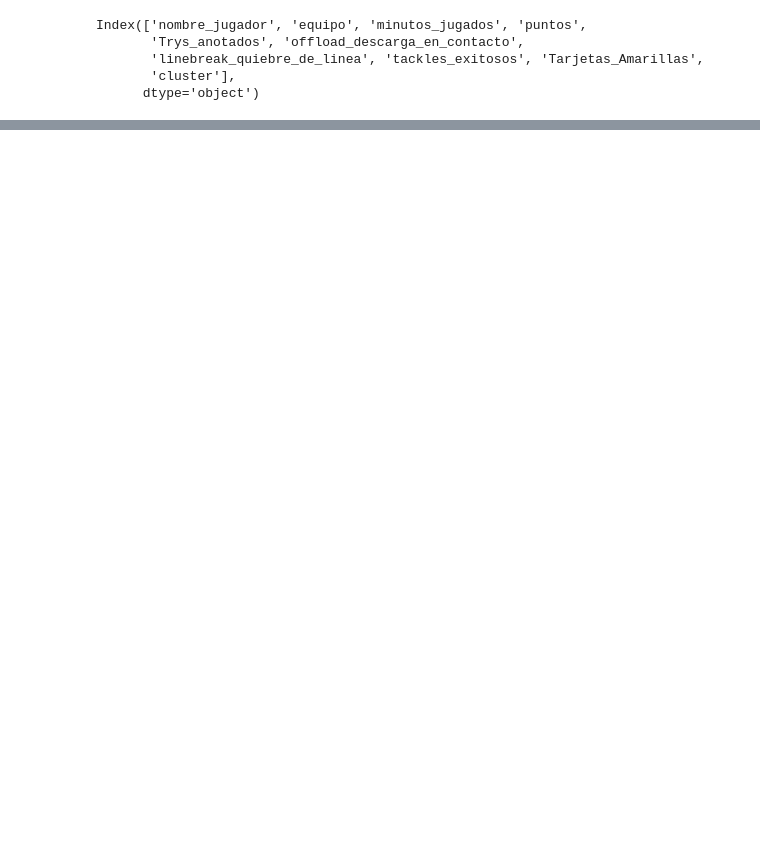
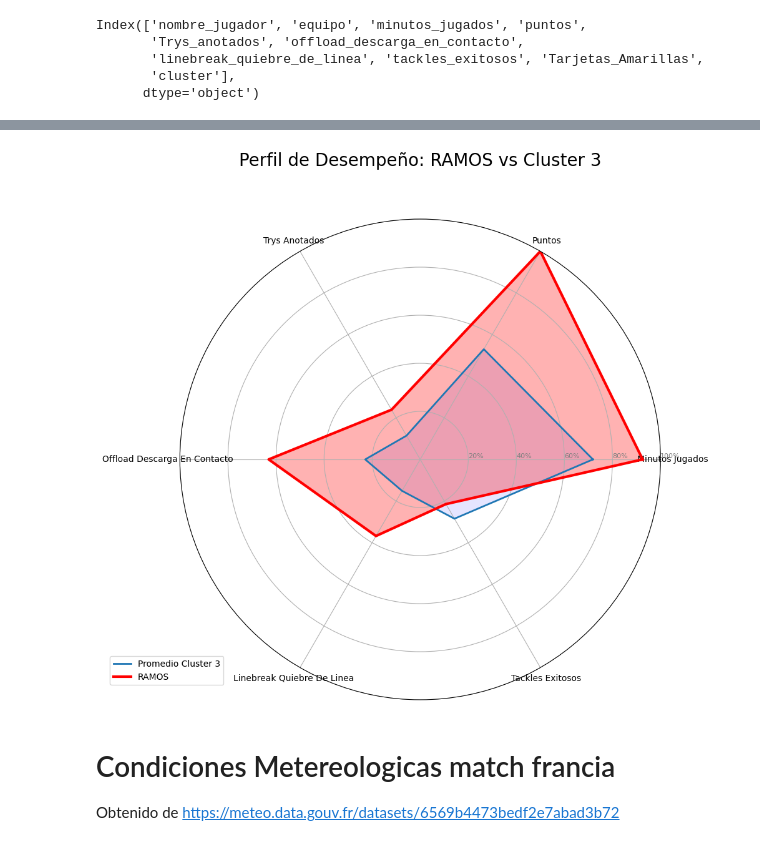
Before and after one commit to hubcborja/Proyecto_DataMining_NN, a Jupyter notebook: Proyecto_Mineria_Redes_Neuronales_HuberBorja.ipynb, the cells around one changed output, grey strips where cells are left out. Cells and saved outputs as stored; diff of their text form; code cells hidden in the pictures; blank space fills up the shorter version.

```diff
--- a/Proyecto_Mineria_Redes_Neuronales_HuberBorja.ipynb
+++ b/Proyecto_Mineria_Redes_Neuronales_HuberBorja.ipynb
@@ -744,0 +807,61 @@ top14_perfiles_jugadores[top14_perfiles_jugadores['nombre_jugador']=="Antoine DU
+# %%
+# Corregido con asistente Gemini
+
+def grafico_radar_jugador(nombre_jugador, df_perfiles):
+    # 1. Variables a comparar
+    categorias = ['minutos_jugados', 'puntos', 'Trys_anotados',
+                  'offload_descarga_en_contacto', 'linebreak_quiebre_de_linea',
+                  'tackles_exitosos']
+    N = len(categorias)
+
+    # 2. Obtener datos del jugador y de su cluster
+    jugador_stats = df_perfiles[df_perfiles['nombre_jugador'].str.contains(nombre_jugador, case=False)].iloc[0]
+    cluster_id = jugador_stats['cluster']
+    cluster_avg = df_perfiles[df_perfiles['cluster'] == cluster_id][categorias].mean()
+
+    # 3. Escalar datos para que el radar sea proporcional (0 a 1)
+    # Usamos el máximo de toda la liga como referencia
+    scaler = MinMaxScaler()
+    df_scaled = pd.DataFrame(scaler.fit_transform(df_perfiles[categorias]), columns=categorias)
+
+    # Extraemos los valores ya escalados
+    idx_jugador = df_perfiles[df_perfiles['nombre_jugador'].str.contains(nombre_jugador, case=False)].index[0]
+    valores_jugador = df_scaled.loc[idx_jugador].values.tolist()
+    valores_cluster = df_scaled[df_perfiles['cluster'] == cluster_id].mean().values.tolist()
+
+    # El gráfico circular debe "cerrarse", así que repetimos el primer valor
+    valores_jugador += valores_jugador[:1]
+    valores_cluster += valores_cluster[:1]
+    angulos = [n / float(N) * 2 * np.pi for n in range(N)]
+    angulos += angulos[:1]
+
+    # 4. Crear el gráfico
+    plt.figure(figsize=(10, 10))
+    ax = plt.subplot(111, polar=True)
+
+    # Dibujar datos del Cluster (Fondo)
+    ax.plot(angulos, valores_cluster, linewidth=2, linestyle='solid', label=f"Promedio Cluster {cluster_id}")
+    ax.fill(angulos, valores_cluster, 'b', alpha=0.1)
+
+    # Dibujar datos de Dupont (Destacado)
+    ax.plot(angulos, valores_jugador, linewidth=3, linestyle='solid', label=nombre_jugador, color='red')
+    ax.fill(angulos, valores_jugador, 'r', alpha=0.3)
+
+    # Arreglar etiquetas
+    plt.xticks(angulos[:-1], [c.replace('_', ' ').title() for c in categorias], size=10)
+    ax.set_rlabel_position(0)
+    plt.yticks([0.2, 0.4, 0.6, 0.8, 1.0], ["20%", "40%", "60%", "80%", "100%"], color="grey", size=8)
+    plt.ylim(0, 1)
+
+    plt.title(f"Perfil de Desempeño: {nombre_jugador} vs Cluster {cluster_id}", size=20, y=1.1)
+    plt.legend(loc='upper right', bbox_to_anchor=(0.1, 0.1))
+    plt.show()
+
+# --- EJECUCIÓN ---
+grafico_radar_jugador("RAMOS", top14_perfiles_jugadores)
+# %% [output]
+[figure, added]
+# %% [markdown]
+# Condiciones Metereologicas match francia
+
+Obtenido de https://meteo.data.gouv.fr/datasets/6569b4473bedf2e7abad3b72
```
Also changed, not shown: parts of 38 cells of this notebook.
